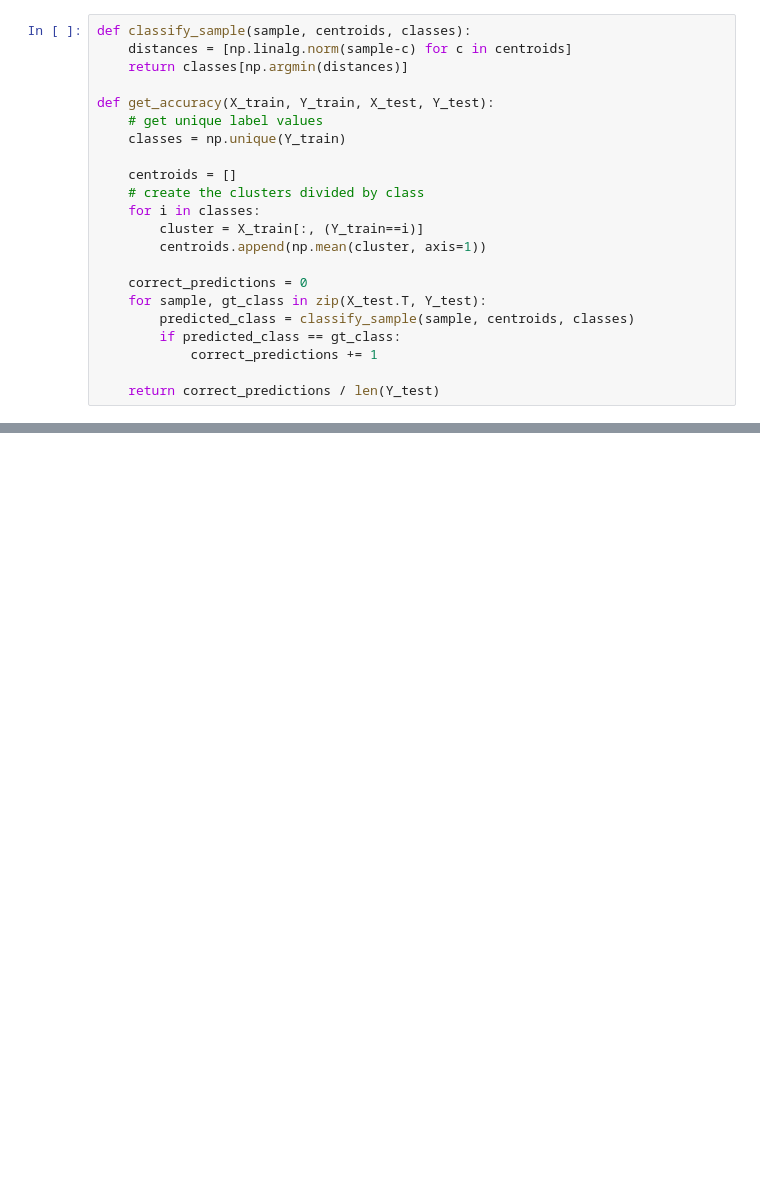
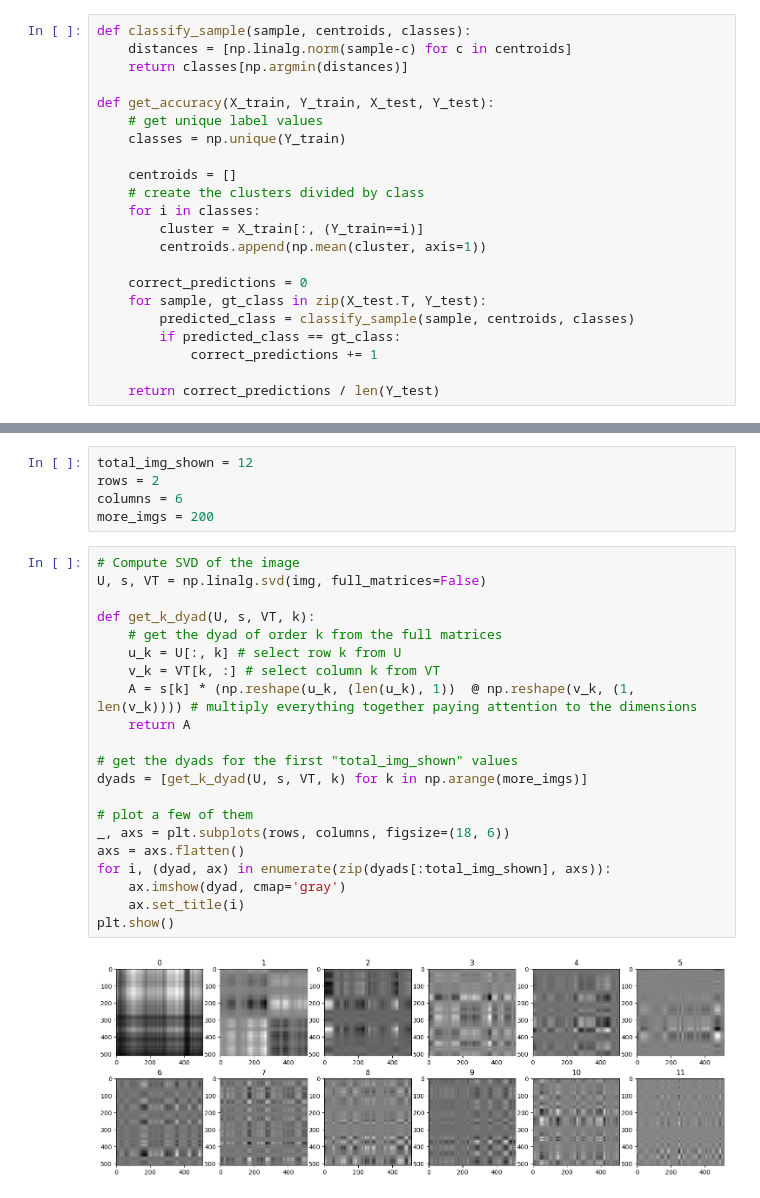
Before and after one commit to MarcelloCeresini/StatMatMethodsAI, a Jupyter notebook: src/Homework2.ipynb, the cells around one changed output, grey strips where cells are left out. Saved outputs shown, nothing was run; the diff lists cells and outputs as text; blank space fills up the shorter version.

```diff
--- a/src/Homework2.ipynb
+++ b/src/Homework2.ipynb
@@ -335,0 +437,28 @@ plt.show()
+# %%
+total_img_shown = 12
+rows = 2
+columns = 6
+more_imgs = 200
+# %%
+# Compute SVD of the image
+U, s, VT = np.linalg.svd(img, full_matrices=False)
+
+def get_k_dyad(U, s, VT, k):
+    # get the dyad of order k from the full matrices
+    u_k = U[:, k] # select row k from U
+    v_k = VT[k, :] # select column k from VT
+    A = s[k] * (np.reshape(u_k, (len(u_k), 1))  @ np.reshape(v_k, (1, len(v_k)))) # multiply everything together paying attention to the dimensions
+    return A
+
+# get the dyads for the first "total_img_shown" values
+dyads = [get_k_dyad(U, s, VT, k) for k in np.arange(more_imgs)]
+
+# plot a few of them
+_, axs = plt.subplots(rows, columns, figsize=(18, 6))
+axs = axs.flatten()
+for i, (dyad, ax) in enumerate(zip(dyads[:total_img_shown], axs)):
+    ax.imshow(dyad, cmap='gray')
+    ax.set_title(i)
+plt.show()
+# %% [output]
+[figure, added]
```
Also changed, not shown: parts of 42 cells of this notebook.
